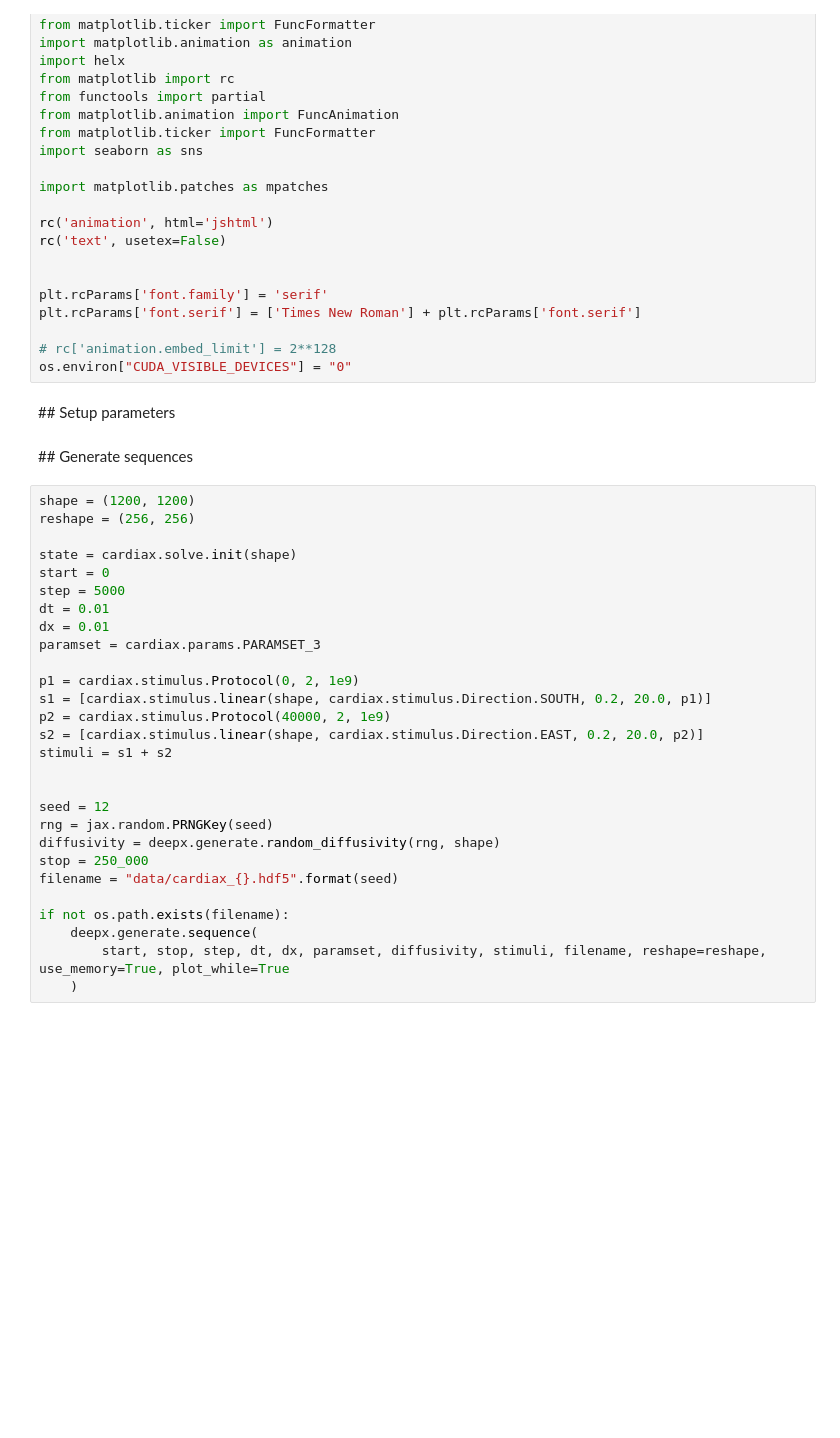
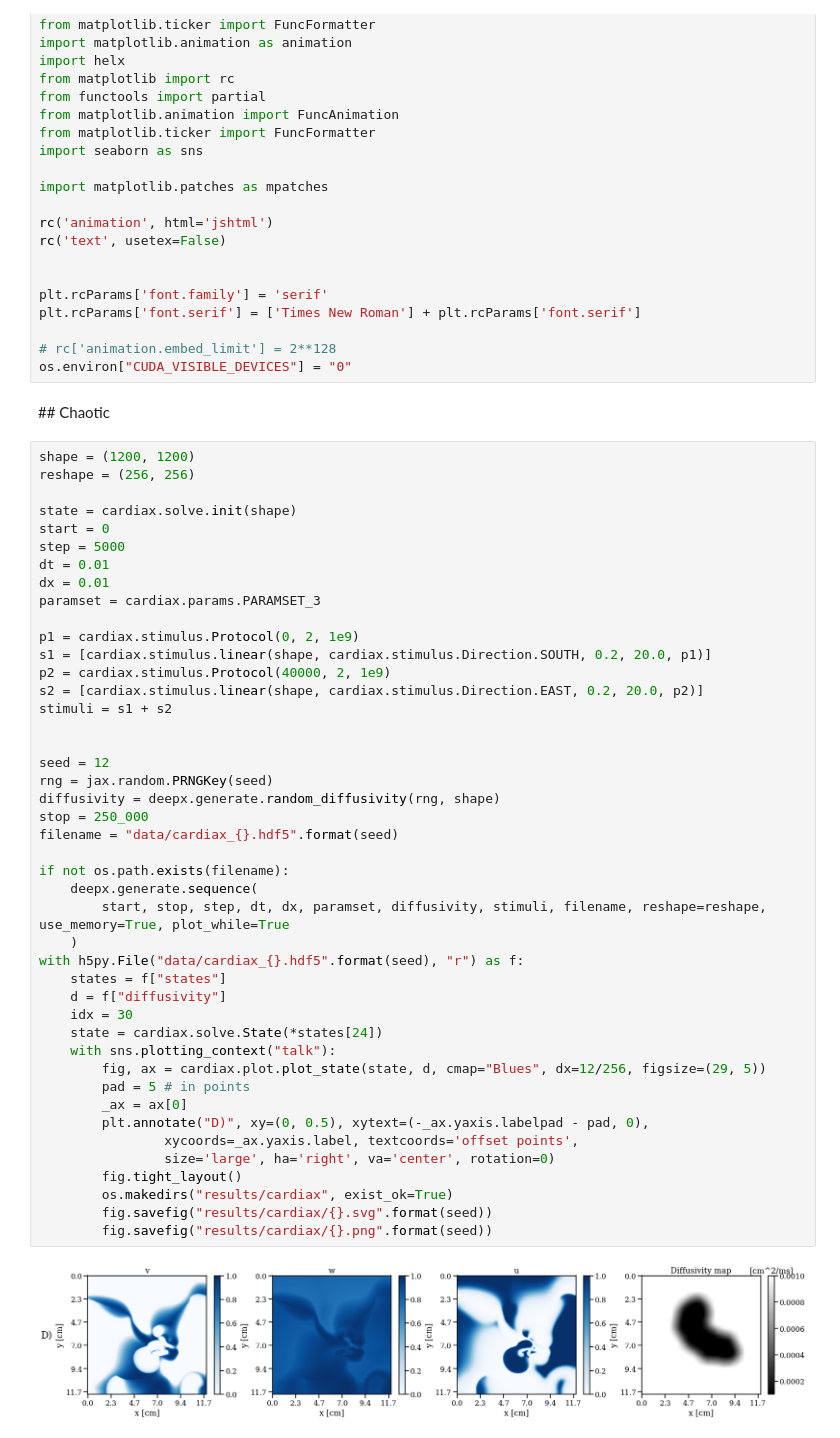
Before and after one commit to epignatelli/cardiax, a Jupyter notebook: experiments/test_cardiax.ipynb, the cells around one changed output. Drawn from its saved outputs; the diff is of its cells as text; blank space fills up the shorter version.

```diff
--- a/experiments/test_cardiax.ipynb
+++ b/experiments/test_cardiax.ipynb
@@ -39,35 +39,51 @@ plt.rcParams['font.serif'] = ['Times New Roman'] + plt.rcParams['font.serif']
 
 # rc['animation.embed_limit'] = 2**128
 os.environ["CUDA_VISIBLE_DEVICES"] = "0"
-# %% [markdown]
-## Setup parameters
-# %% [markdown]
-## Generate sequences
+# %% [markdown]
+## Chaotic
 # %%
 shape = (1200, 1200)
 reshape = (256, 256)
 
 state = cardiax.solve.init(shape)
 start = 0
 step = 5000
 dt = 0.01
 dx = 0.01
 paramset = cardiax.params.PARAMSET_3
 
 p1 = cardiax.stimulus.Protocol(0, 2, 1e9)
 s1 = [cardiax.stimulus.linear(shape, cardiax.stimulus.Direction.SOUTH, 0.2, 20.0, p1)]
 p2 = cardiax.stimulus.Protocol(40000, 2, 1e9)
 s2 = [cardiax.stimulus.linear(shape, cardiax.stimulus.Direction.EAST, 0.2, 20.0, p2)]
 stimuli = s1 + s2
 
 
 seed = 12
 rng = jax.random.PRNGKey(seed)
 diffusivity = deepx.generate.random_diffusivity(rng, shape)
 stop = 250_000
 filename = "data/cardiax_{}.hdf5".format(seed)
 
 if not os.path.exists(filename):
     deepx.generate.sequence(
         start, stop, step, dt, dx, paramset, diffusivity, stimuli, filename, reshape=reshape, use_memory=True, plot_while=True
     )
+with h5py.File("data/cardiax_{}.hdf5".format(seed), "r") as f:
+    states = f["states"]
+    d = f["diffusivity"]
+    idx = 30
+    state = cardiax.solve.State(*states[24])
+    with sns.plotting_context("talk"):
+        fig, ax = cardiax.plot.plot_state(state, d, cmap="Blues", dx=12/256, figsize=(29, 5))
+        pad = 5 # in points
+        _ax = ax[0]
+        plt.annotate("D)", xy=(0, 0.5), xytext=(-_ax.yaxis.labelpad - pad, 0),
+                xycoords=_ax.yaxis.label, textcoords='offset points',
+                size='large', ha='right', va='center', rotation=0)
+        fig.tight_layout()
+        os.makedirs("results/cardiax", exist_ok=True)
+        fig.savefig("results/cardiax/{}.svg".format(seed))
+        fig.savefig("results/cardiax/{}.png".format(seed))
+# %% [output]
+[figure, added]
```
Also changed, not shown: parts of 15 cells of this notebook, 13 other files.
